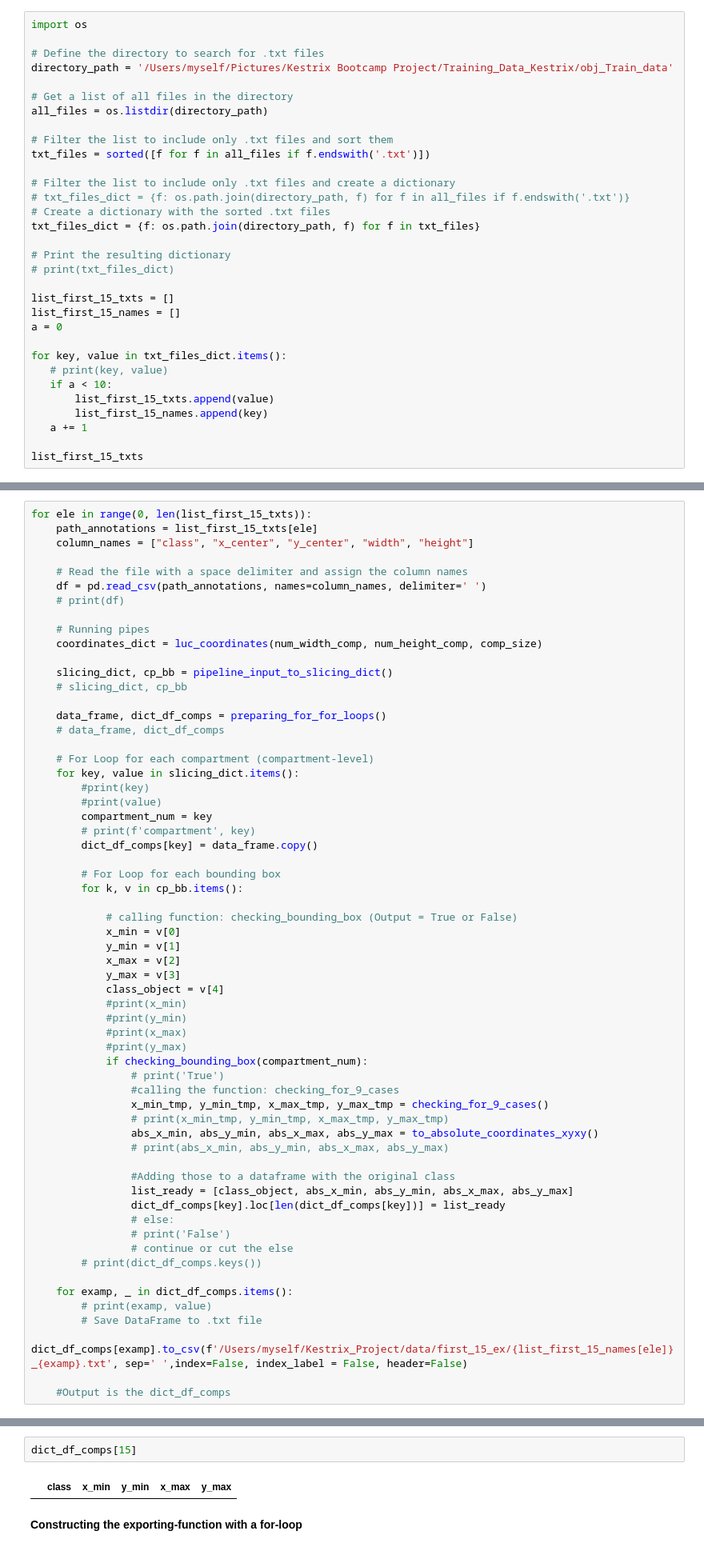
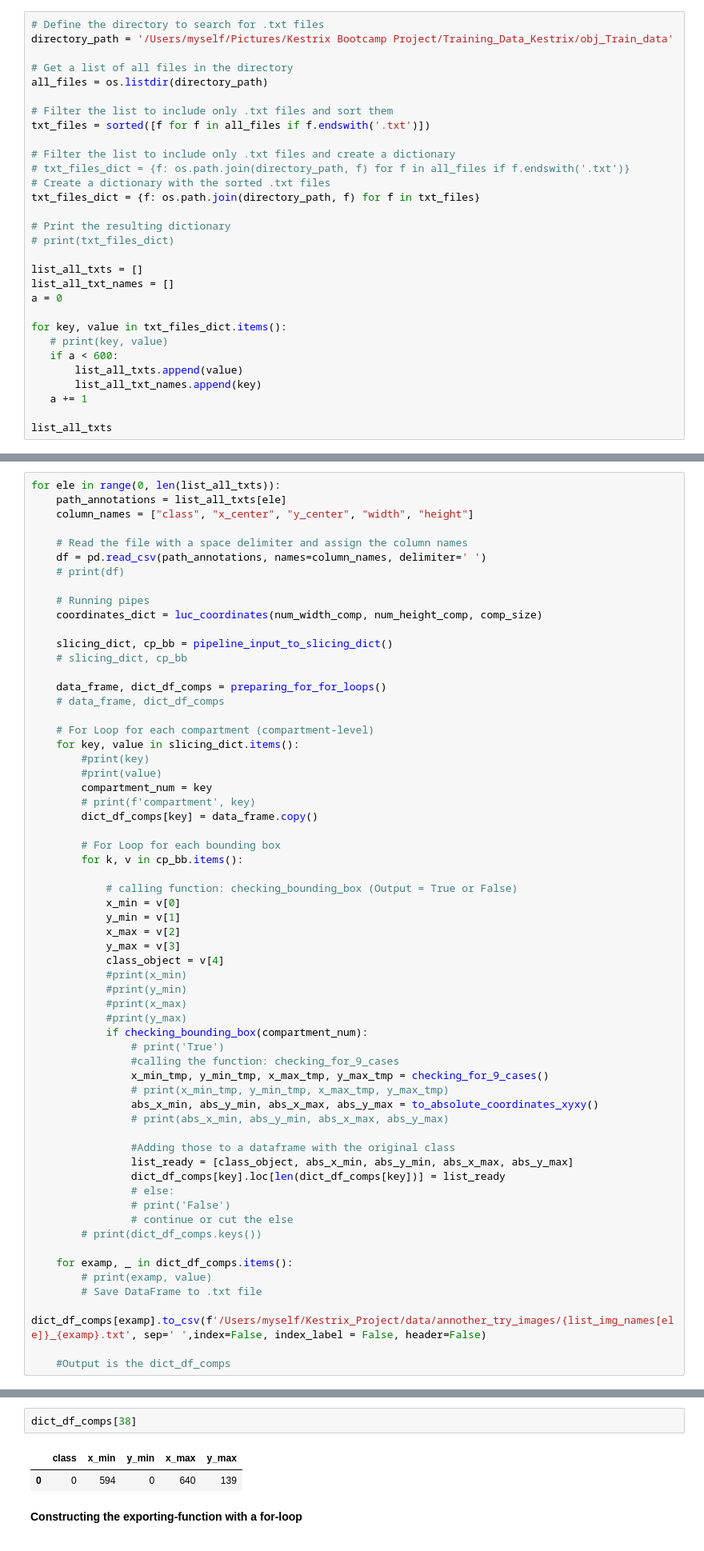
Before and after one commit to Max-c3/TWELO, a Jupyter notebook: notebooks/Max_c3_new_try.ipynb, the cells around one changed output, grey strips where cells are left out. Shown at 80% size. Drawn from its saved outputs; the diff is of its cells as text.

```diff
--- a/notebooks/Max_c3_new_try.ipynb
+++ b/notebooks/Max_c3_new_try.ipynb
@@ -10,6 +63,4 @@ import pandas as pd
 # %%
-import os
-
 # Define the directory to search for .txt files
 directory_path = '/Users/myself/Pictures/Kestrix Bootcamp Project/Training_Data_Kestrix/obj_Train_data'
 
@@ -27,15 +78,15 @@ txt_files_dict = {f: os.path.join(directory_path, f) for f in txt_files}
 # Print the resulting dictionary
 # print(txt_files_dict)
 
-list_first_15_txts = []
-list_first_15_names = []
+list_all_txts = []
+list_all_txt_names = []
 a = 0
 
 for key, value in txt_files_dict.items():
    # print(key, value)
-   if a < 10:
-       list_first_15_txts.append(value)
-       list_first_15_names.append(key)
+   if a < 600:
+       list_all_txts.append(value)
+       list_all_txt_names.append(key)
    a += 1
 
-list_first_15_txts
+list_all_txts
@@ -53,6 +113,6 @@ list_first_15_txts
 # %%
-for ele in range(0, len(list_first_15_txts)):
-    path_annotations = list_first_15_txts[ele]
+for ele in range(0, len(list_all_txts)):
+    path_annotations = list_all_txts[ele]
     column_names = ["class", "x_center", "y_center", "width", "height"]
 
     # Read the file with a space delimiter and assign the column names
@@ -108,6 +168,6 @@ for ele in range(0, len(list_first_15_txts)):
     for examp, _ in dict_df_comps.items():
         # print(examp, value)
         # Save DataFrame to .txt file
-        dict_df_comps[examp].to_csv(f'/Users/myself/Kestrix_Project/data/first_15_ex/{list_first_15_names[ele]}_{examp}.txt', sep=' ',index=False, index_label = False, header=False)
+        dict_df_comps[examp].to_csv(f'/Users/myself/Kestrix_Project/data/annother_try_images/{list_img_names[ele]}_{examp}.txt', sep=' ',index=False, index_label = False, header=False)
 
     #Output is the dict_df_comps
@@ -539,9 +572,10 @@ True
 
 (= A dictionary with Key = number of compartment, Value = DataFrame with annotations for this compartment)
 # %%
-dict_df_comps[15]
+dict_df_comps[38]
 # %% [output]
 |  | class | x_min | y_min | x_max | y_max |
+| 0 | 0 | 594 | 0 | 640 | 139 |
 # %% [markdown]
 **Constructing the exporting-function with a for-loop**
 # %%
```
Also changed, not shown: parts of 8 cells of this notebook, 4 other files.
